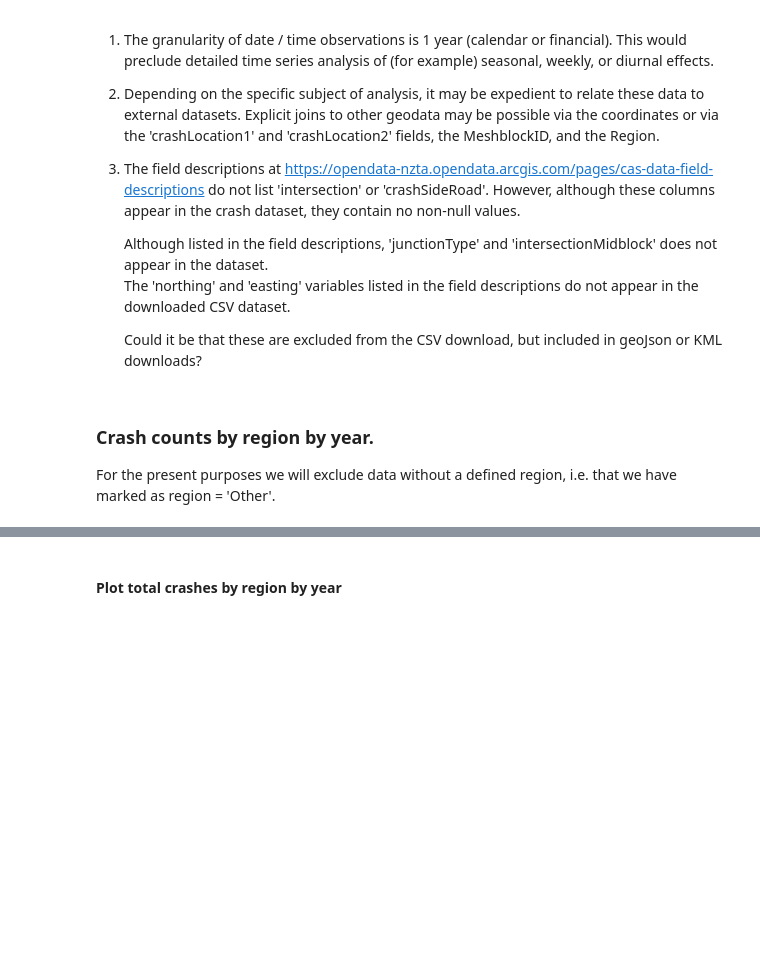
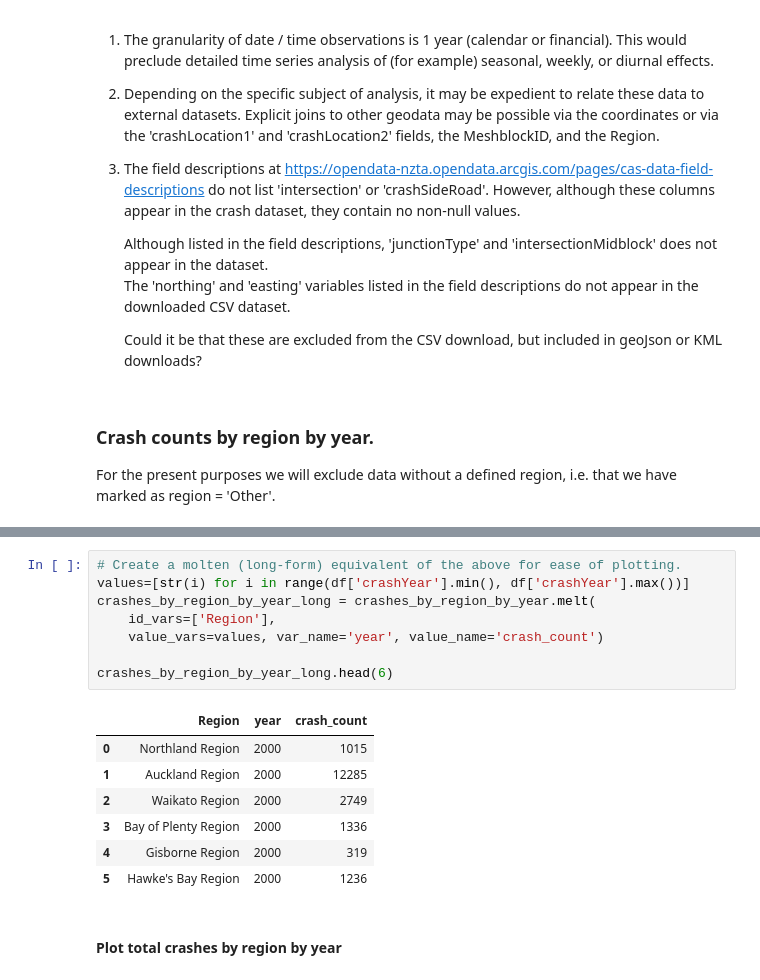
Before and after one commit to melancurion/Traffic_Data_Study, a Jupyter notebook: notebook/Traffic_Data_Analysis.ipynb, the cells around one changed output, grey strips where cells are left out. Drawn from its saved outputs; the diff is of its cells as text; blank space fills up the shorter version.

```diff
--- a/notebook/Traffic_Data_Analysis.ipynb
+++ b/notebook/Traffic_Data_Analysis.ipynb
@@ -358,5 +368,21 @@ crashes_by_region_by_year
 | 13 | Canterbury Region | 3563 | 3884 | 3670 | 3548 | 3322 | 3722 | 4210 | 4542 | 4180 | 3937 | ... |
 | 14 | Otago Region | 1553 | 1971 | 2257 | 2102 | 2190 | 2133 | 2145 | 2234 | 2195 | 2204 | ... |
 | 15 | Southland Region | 717 | 928 | 969 | 950 | 887 | 955 | 971 | 978 | 1020 | 1069 | ... |
+# %%
+# Create a molten (long-form) equivalent of the above for ease of plotting.
+values=[str(i) for i in range(df['crashYear'].min(), df['crashYear'].max())]
+crashes_by_region_by_year_long = crashes_by_region_by_year.melt(
+    id_vars=['Region'],
+    value_vars=values, var_name='year', value_name='crash_count')
+
+crashes_by_region_by_year_long.head(6)
+# %% [output]
+|  | Region | year | crash_count |
+| 0 | Northland Region | 2000 | 1015 |
+| 1 | Auckland Region | 2000 | 12285 |
+| 2 | Waikato Region | 2000 | 2749 |
+| 3 | Bay of Plenty Region | 2000 | 1336 |
+| 4 | Gisborne Region | 2000 | 319 |
+| 5 | Hawke's Bay Region | 2000 | 1236 |
 # %% [markdown]
 #### Plot total crashes by region by year
```
Also changed, not shown: parts of 37 cells of this notebook, 6 other files.
